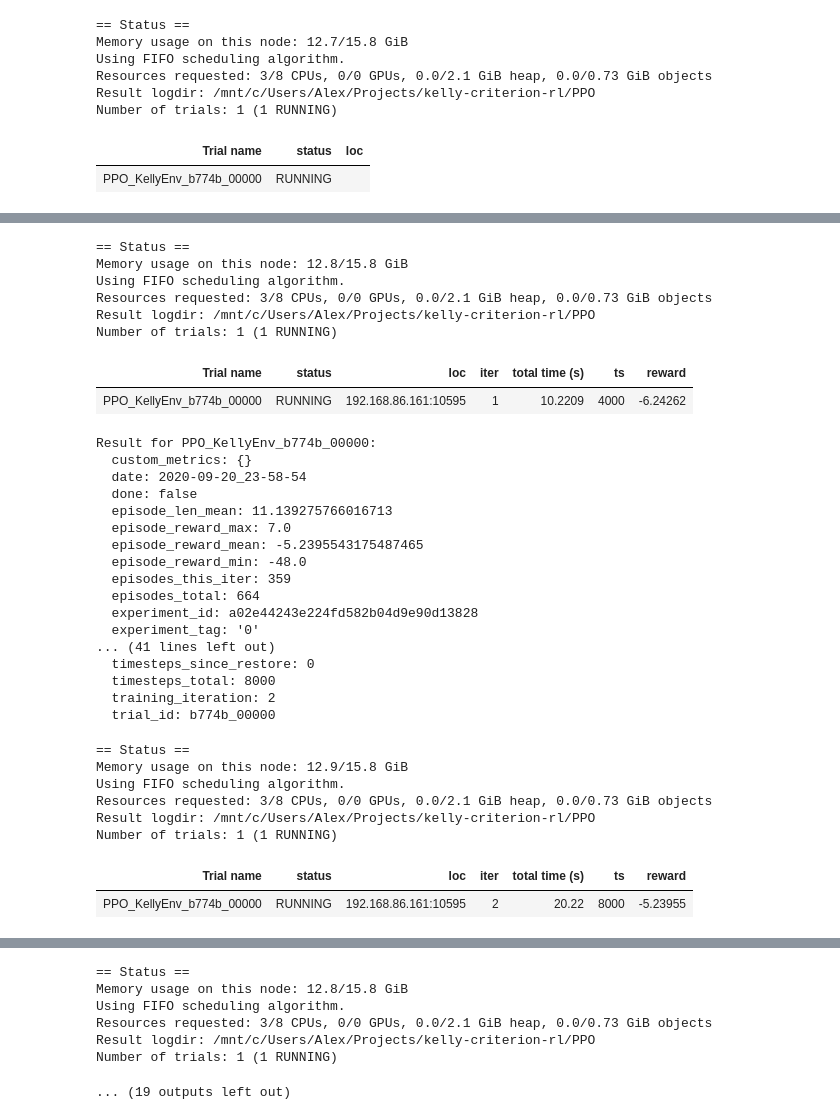
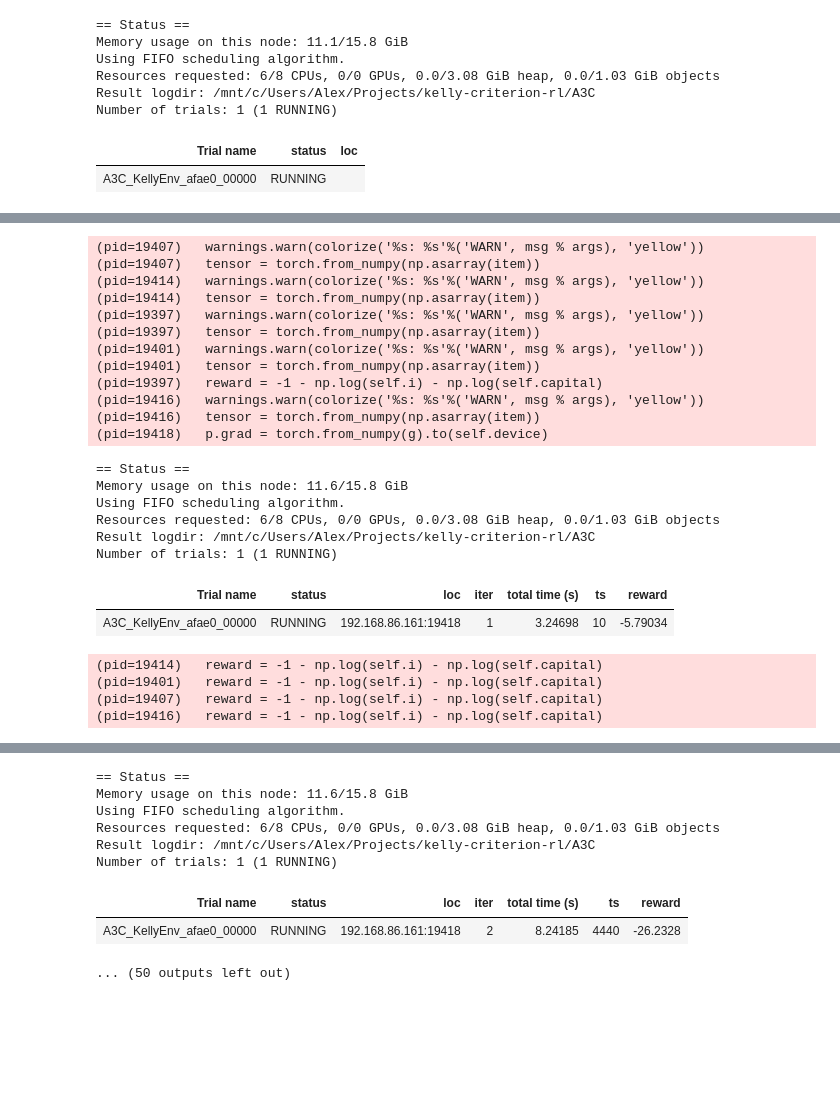
Before and after one commit to azharichenko/kelly-criterion-rl, a Jupyter notebook: experiment.ipynb, the cells around one changed output, grey strips where cells are left out. Cells and saved outputs as stored; diff of their text form; code cells hidden in the pictures; blank space fills up the shorter version.

```diff
--- a/experiment.ipynb
+++ b/experiment.ipynb
@@ -37,5 +22,5 @@ env.render()
 # %%
 from ray import tune
-from ray.rllib.agents.ppo.ppo import PPOTrainer
-tune.run(PPOTrainer , config={"env": KellyEnv, "framework": "torch"}, stop={"timesteps_total": 100000}, checkpoint_at_end=True, local_dir=".")
+from ray.rllib.agents.a3c.a3c import A3CTrainer
+tune.run(A3CTrainer  , config={"env": KellyEnv, "framework": "torch", "num_workers": 5, "num_envs_per_worker": 1}, stop={"timesteps_total": 100000}, checkpoint_at_end=True, local_dir=".")
 # %% [output]
@@ -44,8 +29,8 @@ tune.run(PPOTrainer , config={"env": KellyEnv, "framework": "torch"}, stop={"tim
 == Status ==
-Memory usage on this node: 12.7/15.8 GiB
+Memory usage on this node: 11.1/15.8 GiB
 Using FIFO scheduling algorithm.
-Resources requested: 3/8 CPUs, 0/0 GPUs, 0.0/2.1 GiB heap, 0.0/0.73 GiB objects
-Result logdir: /mnt/c/Users/Alex/Projects/kelly-criterion-rl/PPO
+Resources requested: 6/8 CPUs, 0/0 GPUs, 0.0/3.08 GiB heap, 0.0/1.03 GiB objects
+Result logdir: /mnt/c/Users/Alex/Projects/kelly-criterion-rl/A3C
 Number of trials: 1 (1 RUNNING)
 | Trial name | status | loc |
-| PPO_KellyEnv_b774b_00000 | RUNNING |  |
+| A3C_KellyEnv_afae0_00000 | RUNNING |  |
@@ -76,33 +58,24 @@ Result for PPO_KellyEnv_b774b_00000:
-== Status ==
-Memory usage on this node: 12.8/15.8 GiB
-Using FIFO scheduling algorithm.
-Resources requested: 3/8 CPUs, 0/0 GPUs, 0.0/2.1 GiB heap, 0.0/0.73 GiB objects
-Result logdir: /mnt/c/Users/Alex/Projects/kelly-criterion-rl/PPO
-Number of trials: 1 (1 RUNNING)
+(pid=19407)   warnings.warn(colorize('%s: %s'%('WARN', msg % args), 'yellow'))
+(pid=19407)   tensor = torch.from_numpy(np.asarray(item))
+(pid=19414)   warnings.warn(colorize('%s: %s'%('WARN', msg % args), 'yellow'))
+(pid=19414)   tensor = torch.from_numpy(np.asarray(item))
+(pid=19397)   warnings.warn(colorize('%s: %s'%('WARN', msg % args), 'yellow'))
+(pid=19397)   tensor = torch.from_numpy(np.asarray(item))
+(pid=19401)   warnings.warn(colorize('%s: %s'%('WARN', msg % args), 'yellow'))
+(pid=19401)   tensor = torch.from_numpy(np.asarray(item))
+(pid=19397)   reward = -1 - np.log(self.i) - np.log(self.capital)
+(pid=19416)   warnings.warn(colorize('%s: %s'%('WARN', msg % args), 'yellow'))
+(pid=19416)   tensor = torch.from_numpy(np.asarray(item))
+(pid=19418)   p.grad = torch.from_numpy(g).to(self.device)
+== Status ==
+Memory usage on this node: 11.6/15.8 GiB
+Using FIFO scheduling algorithm.
+Resources requested: 6/8 CPUs, 0/0 GPUs, 0.0/3.08 GiB heap, 0.0/1.03 GiB objects
+Result logdir: /mnt/c/Users/Alex/Projects/kelly-criterion-rl/A3C
+Number of trials: 1 (1 RUNNING)
 | Trial name | status | loc | iter | total time (s) | ts | reward |
-| PPO_KellyEnv_b774b_00000 | RUNNING | 192.168.86.161:10595 | 1 | 10.2209 | 4000 | -6.24262 |
+| A3C_KellyEnv_afae0_00000 | RUNNING | 192.168.86.161:19418 | 1 | 3.24698 | 10 | -5.79034 |
-Result for PPO_KellyEnv_b774b_00000:
-  custom_metrics: {}
-  date: 2020-09-20_23-58-54
-  done: false
-  episode_len_mean: 11.139275766016713
-  episode_reward_max: 7.0
-  episode_reward_mean: -5.2395543175487465
-  episode_reward_min: -48.0
-  episodes_this_iter: 359
-  episodes_total: 664
-  experiment_id: a02e44243e224fd582b04d9e90d13828
-  experiment_tag: '0'
-... (41 lines left out)
-  timesteps_since_restore: 0
-  timesteps_total: 8000
-  training_iteration: 2
-  trial_id: b774b_00000
-== Status ==
-Memory usage on this node: 12.9/15.8 GiB
-Using FIFO scheduling algorithm.
-Resources requested: 3/8 CPUs, 0/0 GPUs, 0.0/2.1 GiB heap, 0.0/0.73 GiB objects
-Result logdir: /mnt/c/Users/Alex/Projects/kelly-criterion-rl/PPO
-Number of trials: 1 (1 RUNNING)
+(pid=19414)   reward = -1 - np.log(self.i) - np.log(self.capital)
+(pid=19401)   reward = -1 - np.log(self.i) - np.log(self.capital)
+(pid=19407)   reward = -1 - np.log(self.i) - np.log(self.capital)
+(pid=19416)   reward = -1 - np.log(self.i) - np.log(self.capital)
-| Trial name | status | loc | iter | total time (s) | ts | reward |
-| PPO_KellyEnv_b774b_00000 | RUNNING | 192.168.86.161:10595 | 2 | 20.22 | 8000 | -5.23955 |
@@ -126,8 +99,10 @@ Result for PPO_KellyEnv_b774b_00000:
 == Status ==
-Memory usage on this node: 12.8/15.8 GiB
+Memory usage on this node: 11.6/15.8 GiB
 Using FIFO scheduling algorithm.
-Resources requested: 3/8 CPUs, 0/0 GPUs, 0.0/2.1 GiB heap, 0.0/0.73 GiB objects
-Result logdir: /mnt/c/Users/Alex/Projects/kelly-criterion-rl/PPO
+Resources requested: 6/8 CPUs, 0/0 GPUs, 0.0/3.08 GiB heap, 0.0/1.03 GiB objects
+Result logdir: /mnt/c/Users/Alex/Projects/kelly-criterion-rl/A3C
 Number of trials: 1 (1 RUNNING)
+| Trial name | status | loc | iter | total time (s) | ts | reward |
+| A3C_KellyEnv_afae0_00000 | RUNNING | 192.168.86.161:19418 | 2 | 8.24185 | 4440 | -26.2328 |
-... (19 outputs left out)
+... (50 outputs left out)
 # %%
```
Also changed, not shown: parts of 6 cells of this notebook, 3 other files.
